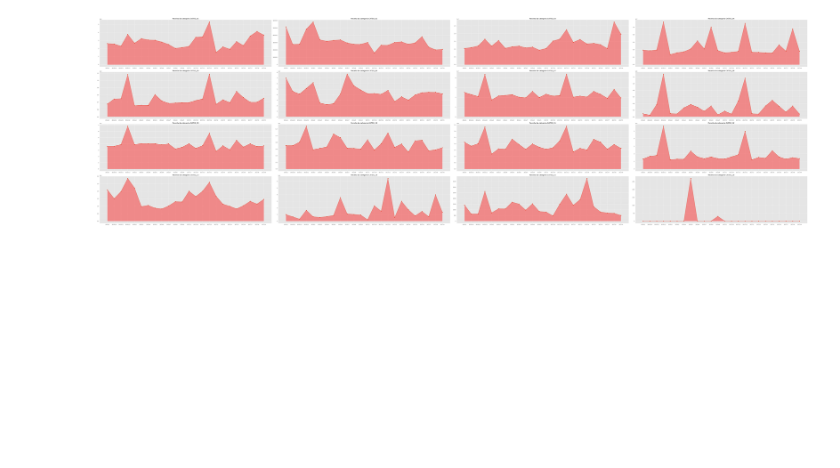
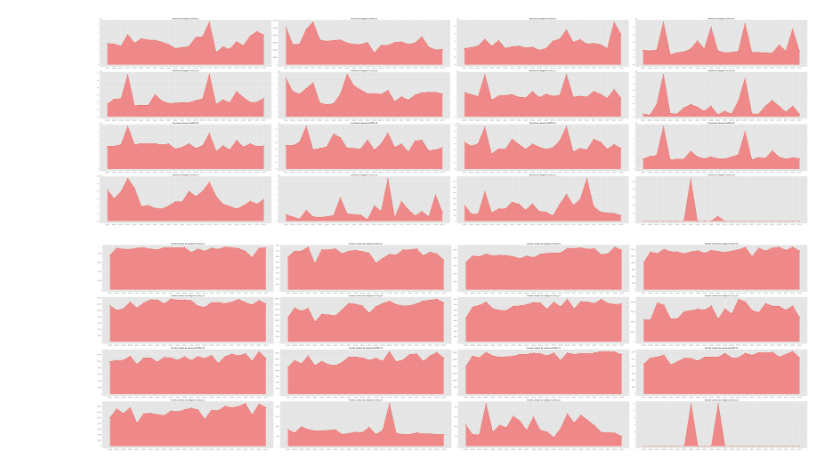
Before and after one commit to MetlHedd/cm-bigdata, a Jupyter notebook: Notebook-fla.ipynb, the cells around one changed output. Saved outputs shown, nothing was run; the diff lists cells and outputs as text; code cells hidden in the pictures; blank space fills up the shorter version.

Commit message:
More plots? OH YEAH

```diff
--- a/Notebook-fla.ipynb
+++ b/Notebook-fla.ipynb
@@ -404,3 +404,21 @@ plt.tight_layout()
 plt.show()
 # %% [output]
 [figure]
+# %%
+plt.figure(figsize = (85, 25))
+
+plt_i = 1
+
+for cat in receita_cats_periodo:
+    plt.subplot(4, 4, plt_i)
+
+    plt.plot(receita_periodo[0], receita_cats_periodo[cat]["rec_un"], marker = "o")
+    plt.fill_between(receita_periodo[0], receita_cats_periodo[cat]["rec_un"], color = "red", alpha = 0.4)
+    plt.title("Receita unitária da categoria {}".format(cat))
+
+    plt_i = plt_i + 1
+
+plt.tight_layout()
+plt.show()
+# %% [output]
+[figure, added]
```
